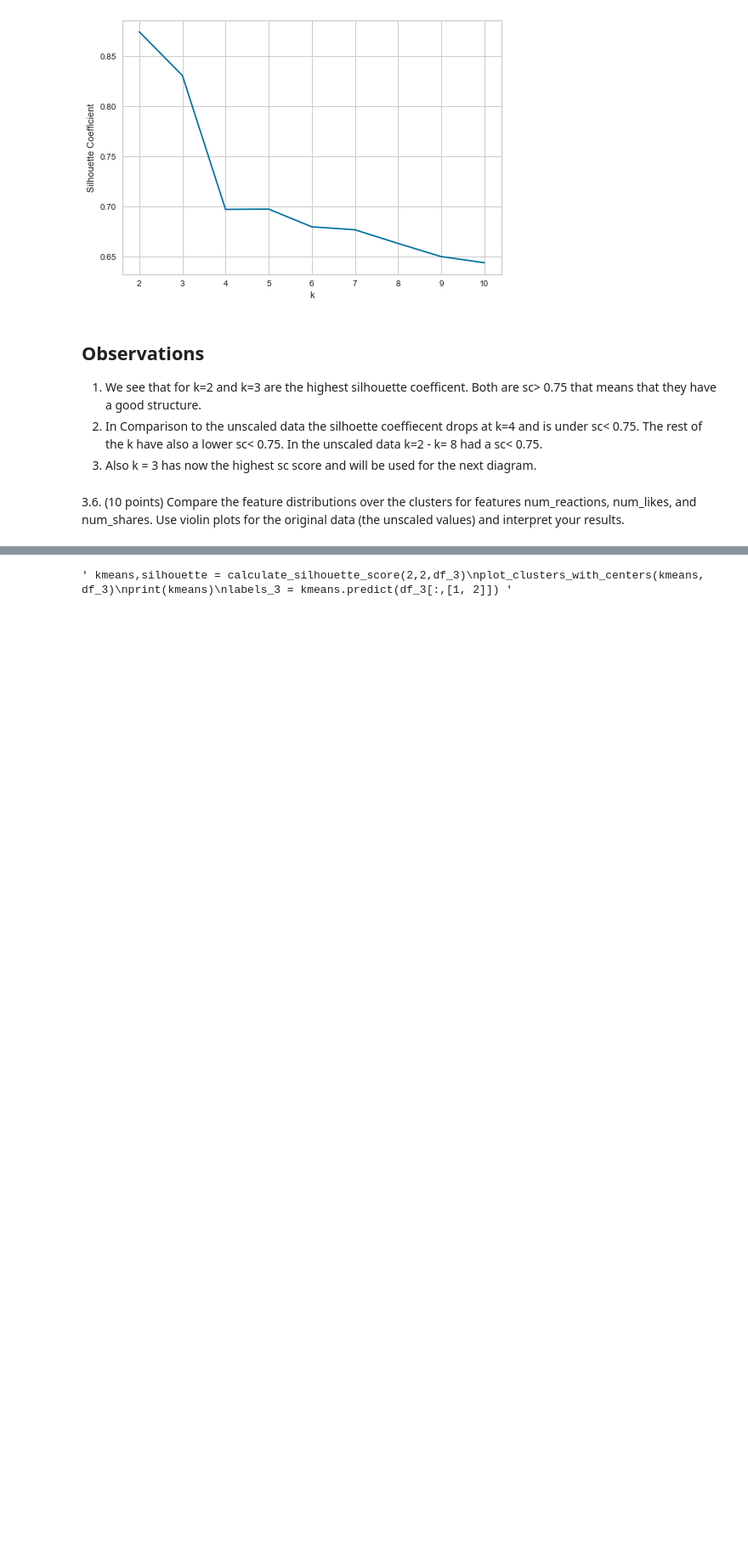
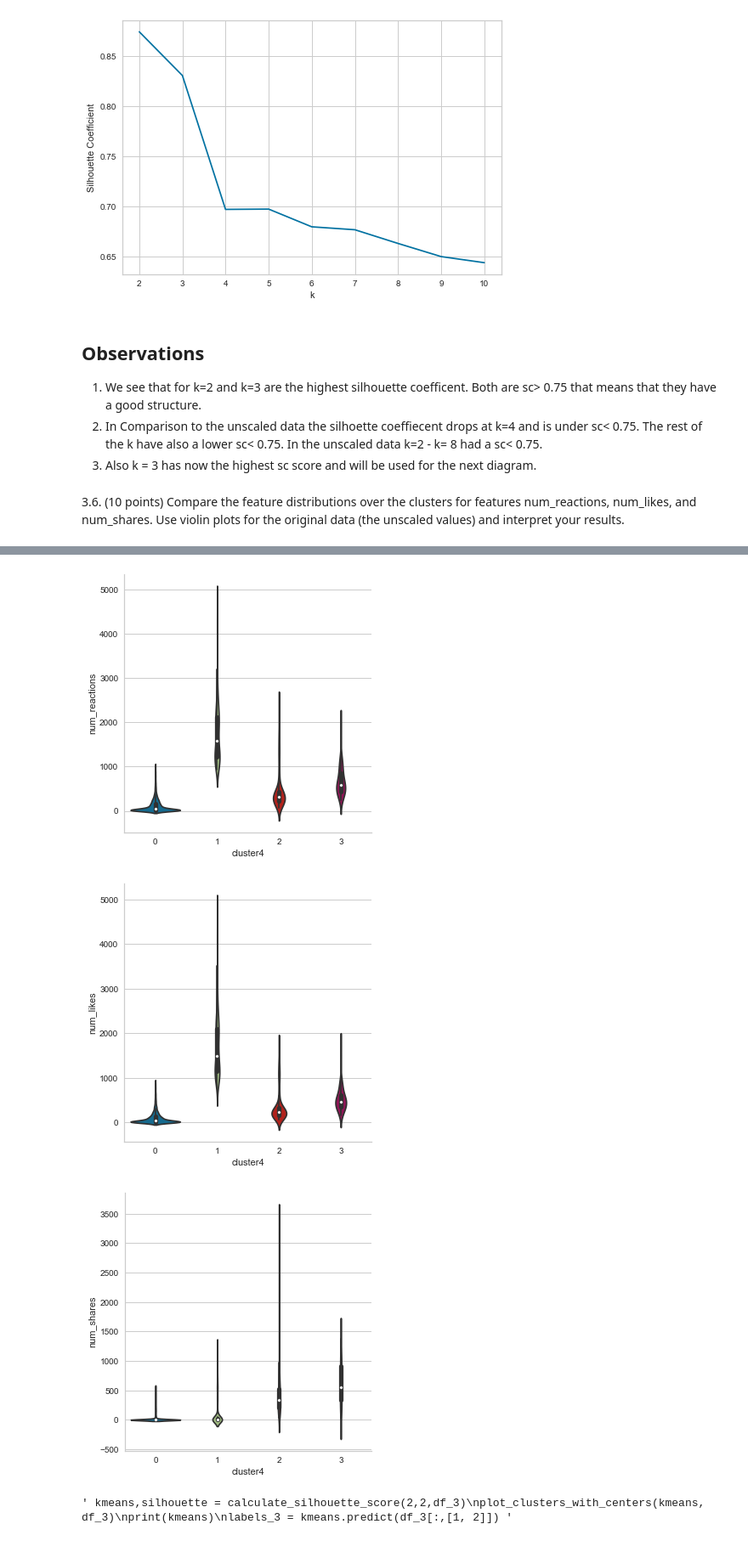
Before and after one commit to wuesten/Portfolio_1_MMS, a Jupyter notebook: portfolio_exam.ipynb, the cells around one changed output, grey strips where cells are left out. Shown: that part at 85% size. Drawn from its saved outputs; the diff is of its cells as text; code cells hidden in the pictures; blank space fills up the shorter version.

```diff
--- a/portfolio_exam.ipynb
+++ b/portfolio_exam.ipynb
@@ -371,3 +381,14 @@ df_3.head()
+# %%
+sns.catplot(x='cluster4', y='num_reactions',
+                data=df_unscaled, kind="violin");
+sns.catplot(x='cluster4', y='num_likes',
+                data=df_unscaled, kind="violin");
+sns.catplot(x='cluster4', y='num_shares',
+                data=df_unscaled, kind="violin");
+# %% [output]
+[figure, added]
+[figure, added]
+[figure, added]
 # %%
 """ kmeans,silhouette = calculate_silhouette_score(2,2,df_3)
 plot_clusters_with_centers(kmeans, df_3)
```
Also changed, not shown: parts of 5 cells of this notebook.
